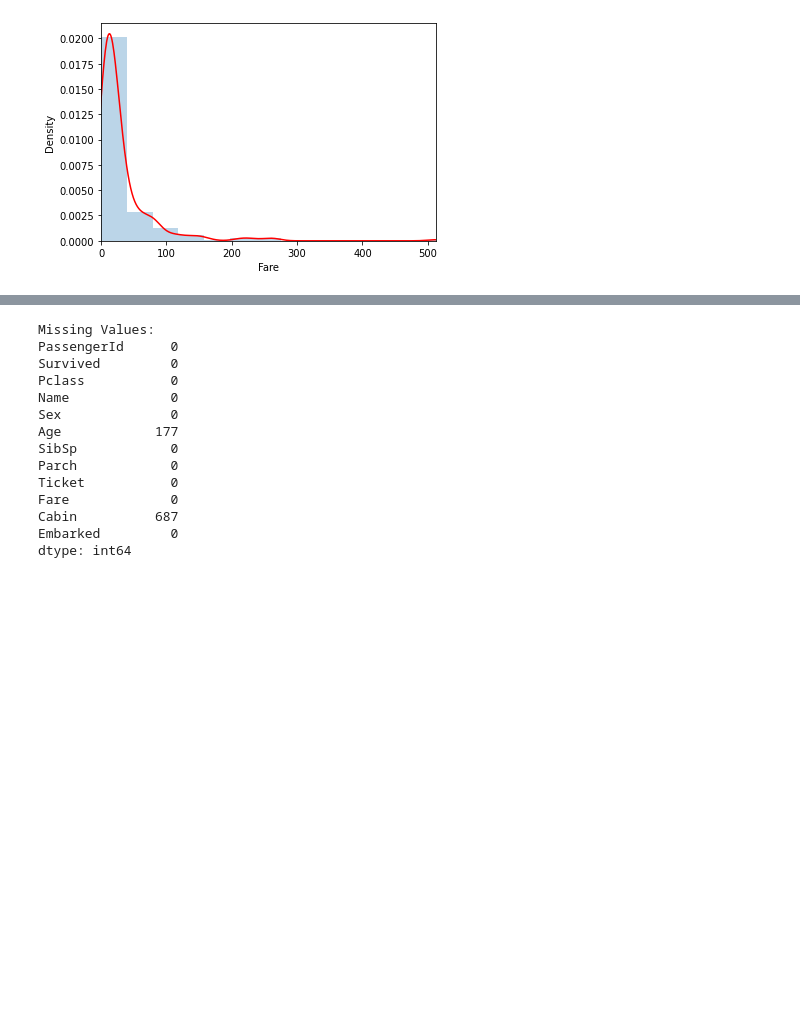
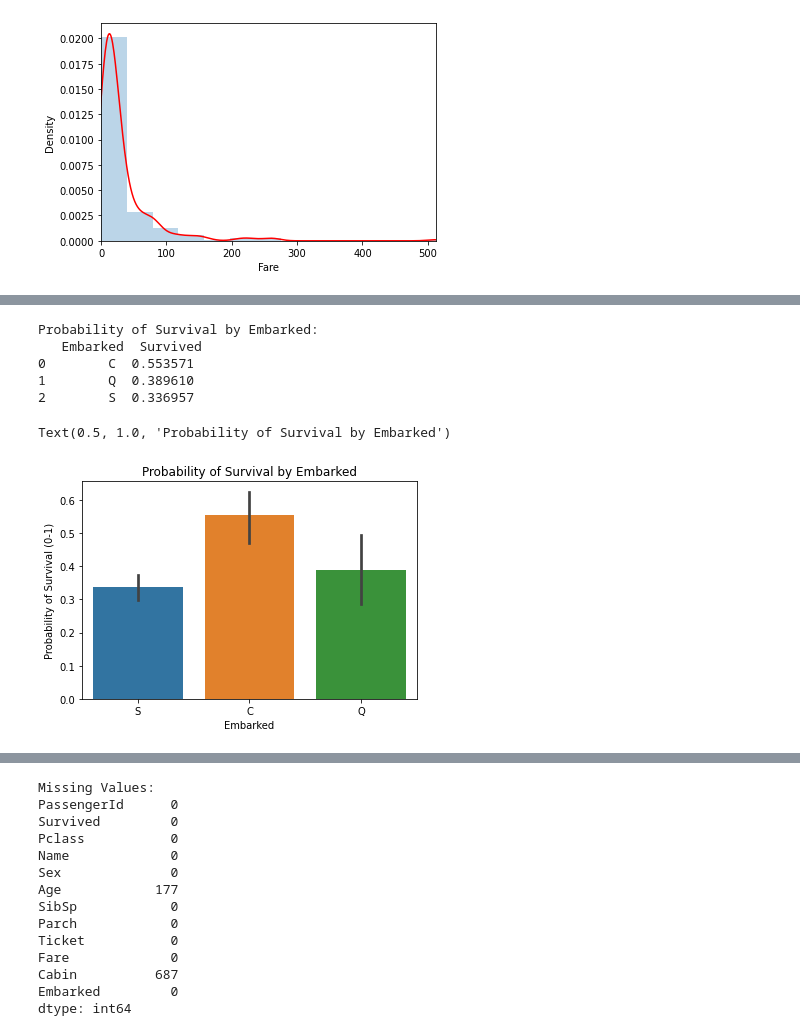
Before and after one commit to DicheDiez10/CSCI-191-T-ML, a Jupyter notebook: KaggleTitanic/KaggleTitanic.ipynb, the cells around one changed output, grey strips where cells are left out. Cells and saved outputs as stored; diff of their text form; code cells hidden in the pictures; blank space fills up the shorter version.

```diff
--- a/KaggleTitanic/KaggleTitanic.ipynb
+++ b/KaggleTitanic/KaggleTitanic.ipynb
@@ -280,0 +277,14 @@ locations: C = Cherbourg, Q = Queenstown, S = Southampton
+# %%
+#Mean of survival  by categoricals
+print("Probability of Survival by Embarked:\n", train_df[['Embarked', 'Survived']].groupby('Embarked', as_index = False).mean(), "\n\n")
+sns.barplot(x = 'Embarked' , y = 'Survived', data = train_df)
+plt.ylabel('Probability of Survival (0-1)')
+plt.title("Probability of Survival by Embarked")
+# %% [output]
+Probability of Survival by Embarked:
+   Embarked  Survived
+0        C  0.553571
+1        Q  0.389610
+2        S  0.336957
+Text(0.5, 1.0, 'Probability of Survival by Embarked')
+[figure, added]
```
Also changed, not shown: parts of 27 cells of this notebook.
